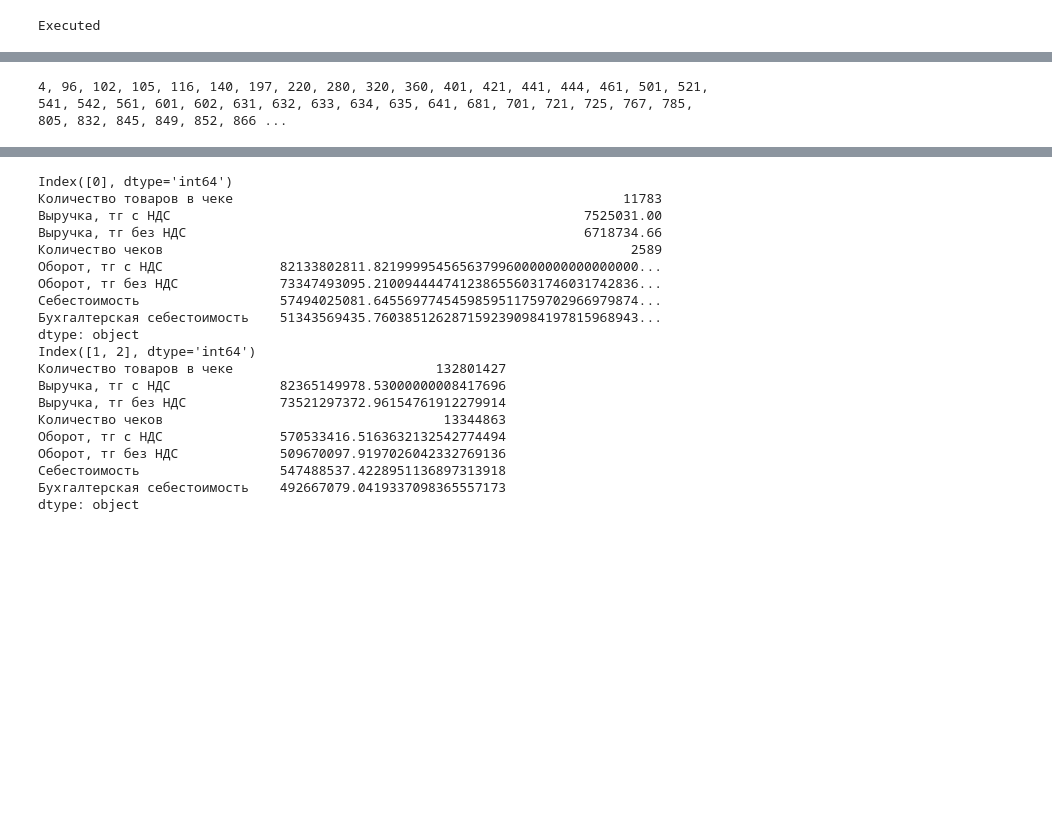
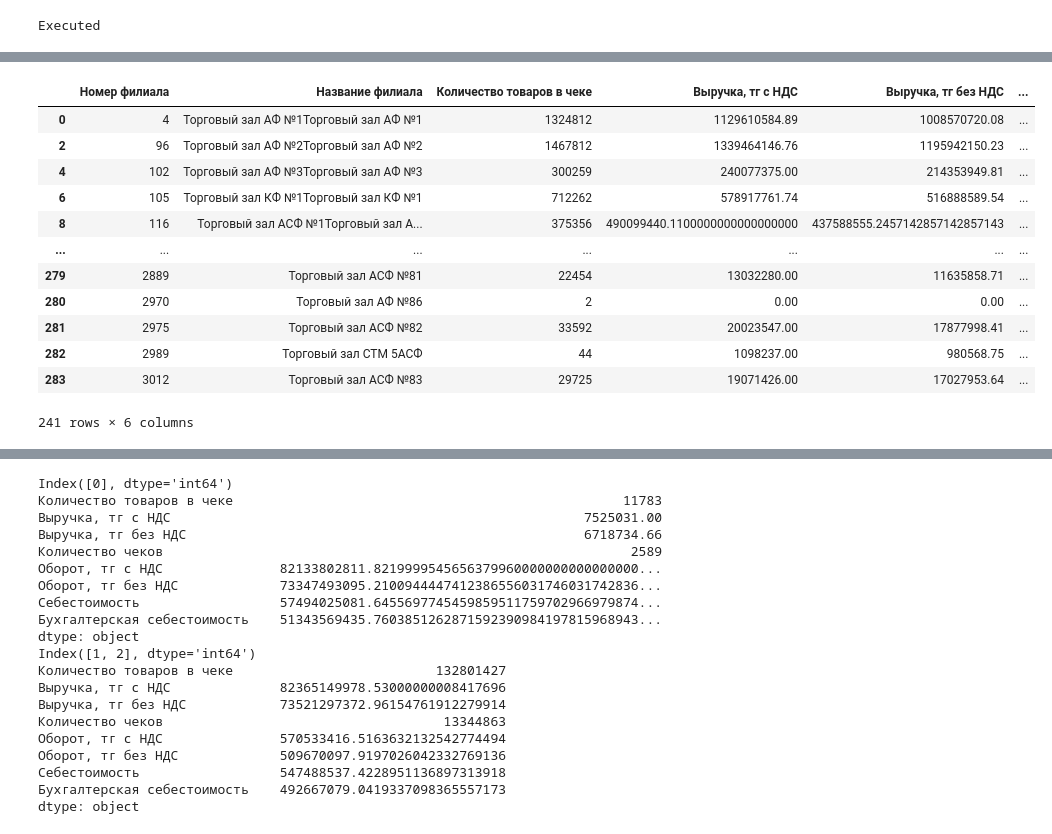
Before and after one commit to OPELsinus/robot-2t-dwh, a Jupyter notebook: 1583_DWH.ipynb, the cells around one changed output, grey strips where cells are left out. Cells and saved outputs as stored; diff of their text form; code cells hidden in the pictures; blank space fills up the shorter version.

```diff
--- a/1583_DWH.ipynb
+++ b/1583_DWH.ipynb
@@ -289,6 +282,17 @@ df3
 # %%
-for i in df3['Номер филиала']:
-    print(i, end=', ')
+df3
 # %% [output]
+|  | Номер филиала | Название филиала | Количество товаров в чеке | Выручка, тг с НДС | Выручка, тг без НДС | ... |
+| 0 | 4 | Торговый зал АФ №1Торговый зал АФ №1 | 1324812 | 1129610584.89 | 1008570720.08 | ... |
+| 2 | 96 | Торговый зал АФ №2Торговый зал АФ №2 | 1467812 | 1339464146.76 | 1195942150.23 | ... |
+| 4 | 102 | Торговый зал АФ №3Торговый зал АФ №3 | 300259 | 240077375.00 | 214353949.81 | ... |
+| 6 | 105 | Торговый зал КФ №1Торговый зал КФ №1 | 712262 | 578917761.74 | 516888589.54 | ... |
+| 8 | 116 | Торговый зал АСФ №1Торговый зал А... | 375356 | 490099440.1100000000000000000 | 437588555.2457142857142857143 | ... |
+| ... | ... | ... | ... | ... | ... | ... |
+| 279 | 2889 | Торговый зал АСФ №81 | 22454 | 13032280.00 | 11635858.71 | ... |
+| 280 | 2970 | Торговый зал АФ №86 | 2 | 0.00 | 0.00 | ... |
+| 281 | 2975 | Торговый зал АСФ №82 | 33592 | 20023547.00 | 17877998.41 | ... |
+| 282 | 2989 | Торговый зал СТМ 5АСФ | 44 | 1098237.00 | 980568.75 | ... |
+| 283 | 3012 | Торговый зал АСФ №83 | 29725 | 19071426.00 | 17027953.64 | ... |
-4, 96, 102, 105, 116, 140, 197, 220, 280, 320, 360, 401, 421, 441, 444, 461, 501, 521, 541, 542, 561, 601, 602, 631, 632, 633, 634, 635, 641, 681, 701, 721, 725, 767, 785, 805, 832, 845, 849, 852, 866 ...
+241 rows × 6 columns
 # %%
```
Also changed, not shown: parts of 24 cells of this notebook.
